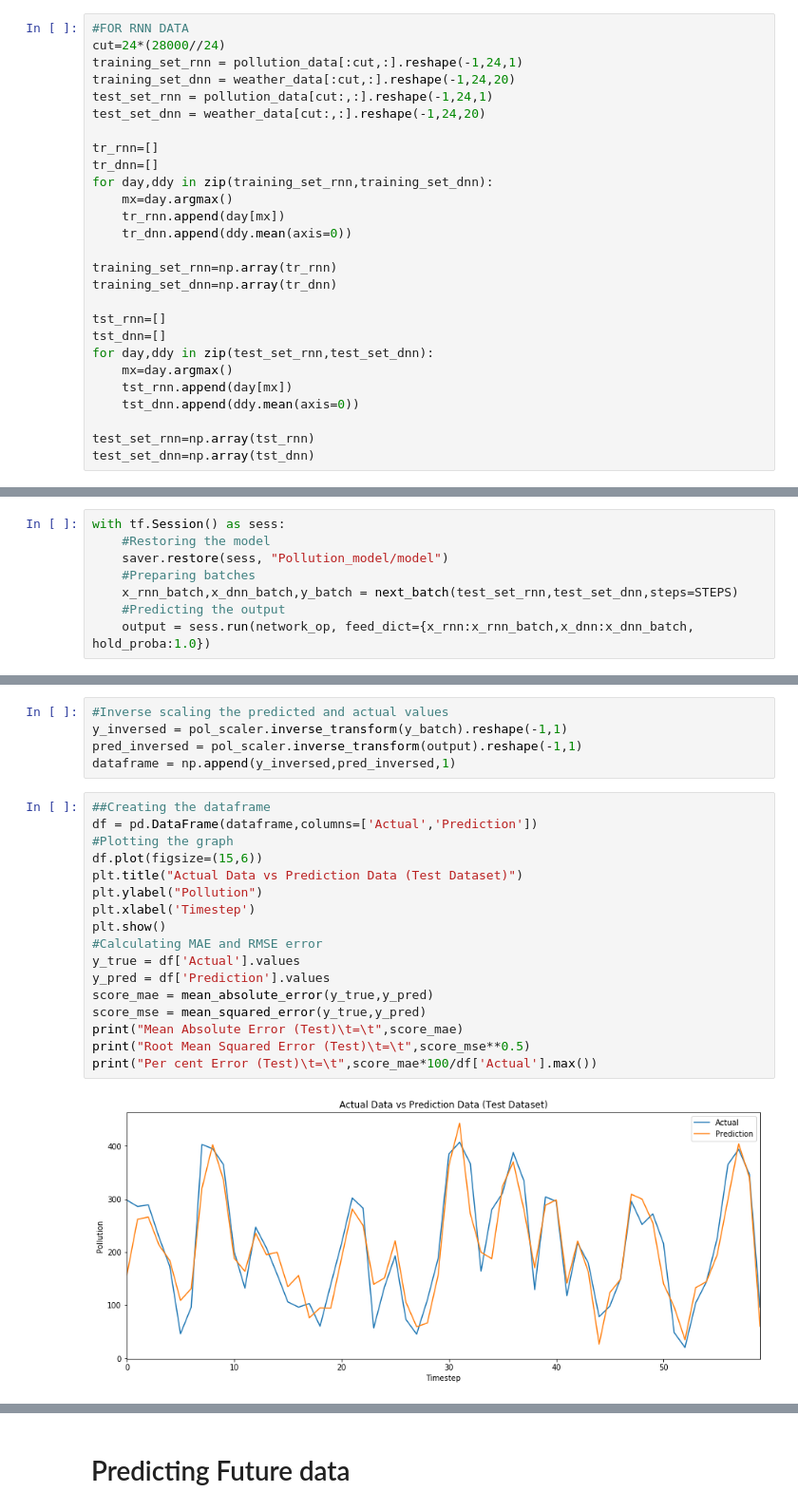
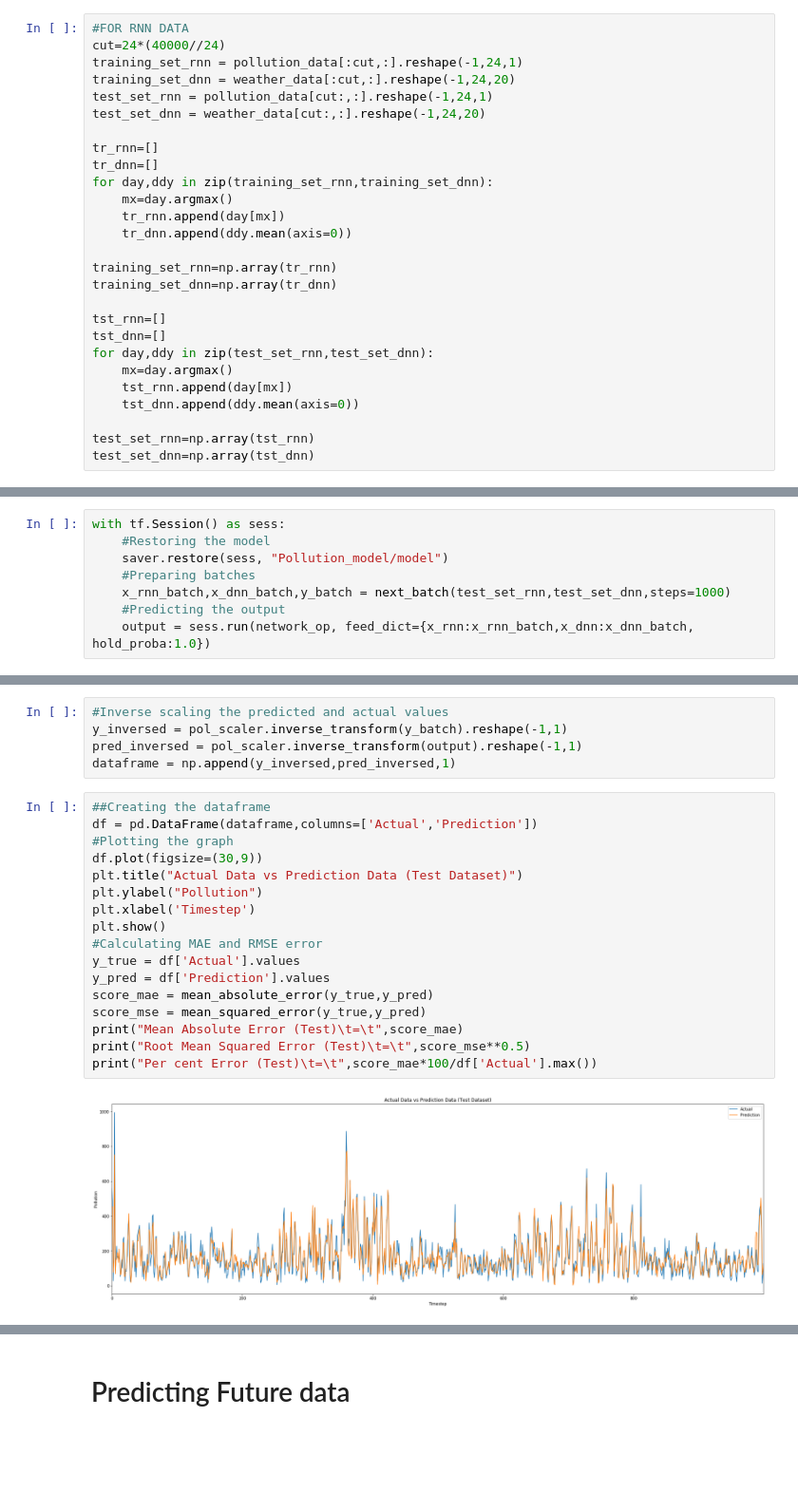
Before and after one commit to SAint7579/Hybrid_LSTM-DNN_PollutionForecasting, a Jupyter notebook: RNN_DNN_HYB_1day_mean_max.ipynb, the cells around one changed output, grey strips where cells are left out. Shown at 95% size. Cells and saved outputs as stored; diff of their text form; blank space fills up the shorter version.

```diff
--- a/RNN_DNN_HYB_1day_mean_max.ipynb
+++ b/RNN_DNN_HYB_1day_mean_max.ipynb
@@ -78,7 +78,7 @@ In case you used a LabelEncoder before this OneHotEncoder to convert the categor
 # Splitting the data into train and test set
 # %%
 #FOR RNN DATA
-cut=24*(28000//24)
+cut=24*(40000//24)
 training_set_rnn = pollution_data[:cut,:].reshape(-1,24,1)
 training_set_dnn = weather_data[:cut,:].reshape(-1,24,20)
 test_set_rnn = pollution_data[cut:,:].reshape(-1,24,1)
@@ -231,7 +251,7 @@ with tf.Session() as sess:
     #Restoring the model
     saver.restore(sess, "Pollution_model/model")
     #Preparing batches
-    x_rnn_batch,x_dnn_batch,y_batch = next_batch(test_set_rnn,test_set_dnn,steps=STEPS)
+    x_rnn_batch,x_dnn_batch,y_batch = next_batch(test_set_rnn,test_set_dnn,steps=1000)
     #Predicting the output
     output = sess.run(network_op, feed_dict={x_rnn:x_rnn_batch,x_dnn:x_dnn_batch, hold_proba:1.0})
 # %% [output]
@@ -244,19 +264,19 @@ dataframe = np.append(y_inversed,pred_inversed,1)
 # %%
 ##Creating the dataframe
 df = pd.DataFrame(dataframe,columns=['Actual','Prediction'])
 #Plotting the graph
-df.plot(figsize=(15,6))
+df.plot(figsize=(30,9))
 plt.title("Actual Data vs Prediction Data (Test Dataset)")
 plt.ylabel("Pollution")
 plt.xlabel('Timestep')
 plt.show()
 #Calculating MAE and RMSE error
 y_true = df['Actual'].values
 y_pred = df['Prediction'].values
 score_mae = mean_absolute_error(y_true,y_pred)
 score_mse = mean_squared_error(y_true,y_pred)
 print("Mean Absolute Error (Test)\t=\t",score_mae)
 print("Root Mean Squared Error (Test)\t=\t",score_mse**0.5)
 print("Per cent Error (Test)\t=\t",score_mae*100/df['Actual'].max())
 # %% [output]
-[figure, old version]
+[figure, new version]
```
Also changed, not shown: parts of 6 cells of this notebook, 4 other files.
